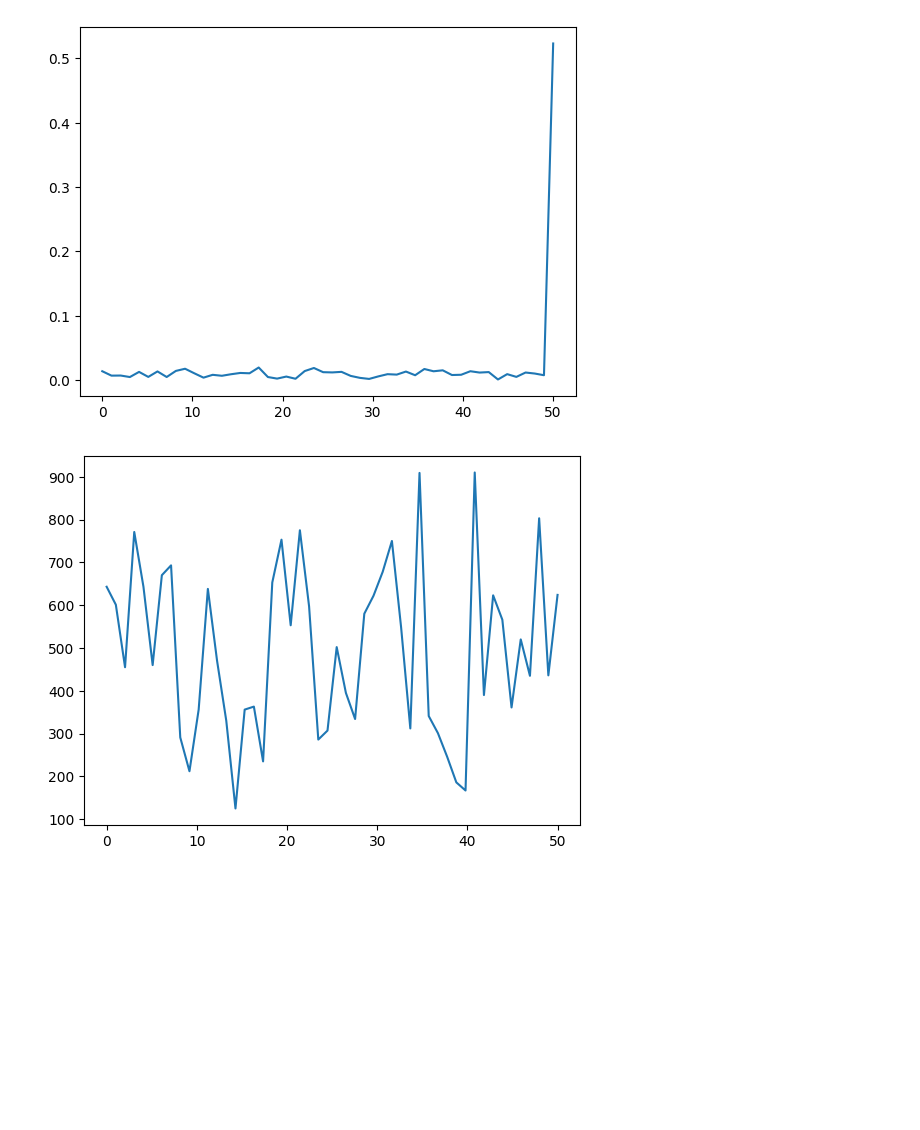
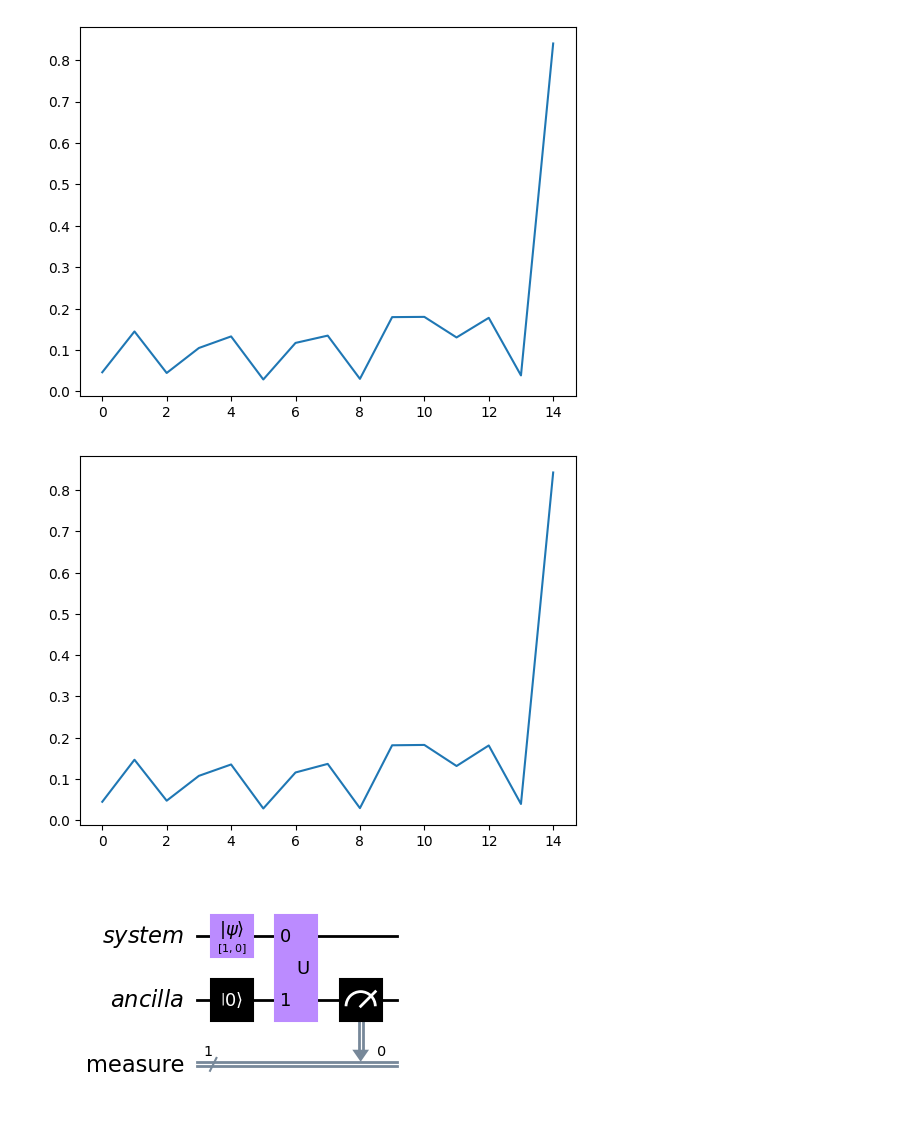
Before and after one commit to jason890317/random_measurement, a Jupyter notebook: random.ipynb, the cells around one changed output. Cells and saved outputs as stored; diff of their text form; code cells hidden in the pictures; blank space fills up the shorter version.

```diff
--- a/random.ipynb
+++ b/random.ipynb
@@ -14,56 +260,54 @@ print(sys.executable)
 # %%
 
 d = 2  # Dimension
-m = 50 # Number of POVM elements
-pro=[]
-pro_x_axis=np.linspace(0, m)
+m = 15 # Number of POVM elements
+
 ################### generate the povm measurement sets ##################################
+
 
 povm_set_case_1 = generate_povm_set_case_1(d, m)
 povm_set_case_2 = generate_povm_set_case_2(d, m)
 
+
 ################### show the povm set #################################################
 povm_set_case=povm_set_case_1
-for item in povm_set_case:
-    eigenval,_=np.linalg.eigh(item)
-    print(eigenval)
+pro=[]
+# for item in povm_set_case:
+#     eigenval,_=np.linalg.eigh(item)
+#     print(eigenval)
 roh_0=np.array([[1,0],[0,0]])
 for item in povm_set_case:
     pro.append(np.trace(item@roh_0))
-    print(np.trace(item@roh_0))
-# Verify the completeness relation
-completeness_check = sum(povm_set_case)
-print(is_a_proper_povm(povm_set_case))
-print("Completeness check (should be close to the identity matrix):\n", completeness_check)
 
+plt.plot(range(0,m),pro)
+plt.show()
 ################## generate blended measurement sets #############################################
 
-blended_case_1=blended_measurement(povm_set_case_1,d,m)
-blended_case_2=blended_measurement(povm_set_case_2,d,m)
+# blended_case_1=blended_measurement(povm_set_case_1,d,m)
+# blended_case_2=blended_measurement(povm_set_case_2,d,m)
 
 ################# construct the quantum circuit #################################################
-accepted_0=[]
-x_axis=np.linspace(0,m)
-for i in range(m):
-    eigenval,eigenvec=np.linalg.eigh(povm_set_case[i])
-    qc = QuantumCircuit(1, 1)
-    unitary_gate = UnitaryGate(eigenvec)
 
-    #Apply the unitary gate to the qubit
-    qc.append(unitary_gate, [0])
-    # Measure the qubit in the computational basis
-    qc.measure(0, 0)
+#initial state
+num_shot=16384
+state=np.array([[1,0]])
+state = state/np.linalg.norm(state)
+result_y=[]
+for item in povm_set_case:
+    povm=[]
+    povm.append(item)
+    inverse=np.eye(d)-item
+    povm.append(inverse)
+    qc=construct_quantum_circuit(povm,state)
 
-    # Execute the circuit
     backend = BasicAer.get_backend('qasm_simulator')
-    result = execute(qc, backend, shots=1024).result()
+    result = execute(qc, backend, shots=num_shot).result()
     counts = result.get_counts(qc)
+    result_y.append(counts['0'])
 
-    accepted_0.append(counts['0'])
-    # Plot the result
-    # plot_histogram(counts)
-plt.plot(pro_x_axis,pro)
+# print(counts)
+result_y=[item/num_shot for item in result_y]
+plt.plot(range(0,m),result_y)
 plt.show()
-plt.plot(x_axis,accepted_0)
-plt.show()
+qc.draw('mpl') #always be put at the final line
 # %% [output]
@@ -87,2 +329,3 @@ Completeness check (should be close to the identity matrix):
-[figure, old version]
+[figure, new version]
-[figure, old version]
+[figure, new version]
+[figure, added]
```
Also changed, not shown: parts of 3 cells of this notebook, 2 other files.
